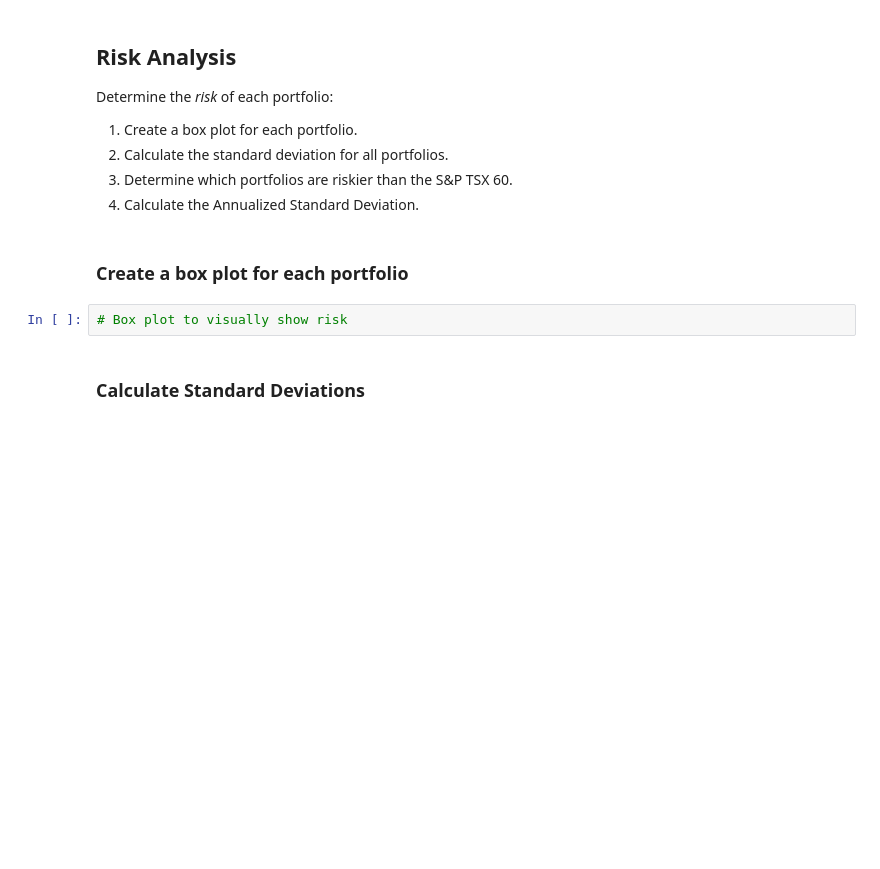
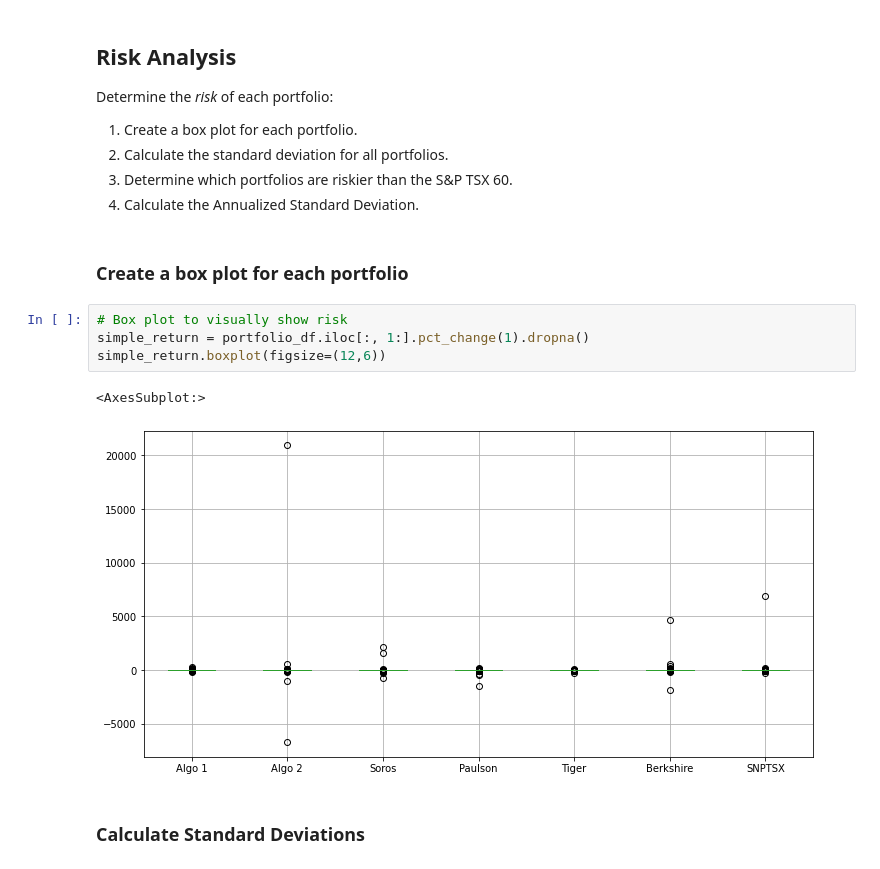
Before and after one commit to 2KAbhishek/whaleport, a Jupyter notebook: whaleport.ipynb, the cells around one changed output. Saved outputs shown, nothing was run; the diff lists cells and outputs as text; blank space fills up the shorter version.

```diff
--- a/whaleport.ipynb
+++ b/whaleport.ipynb
@@ -175,6 +175,11 @@ Determine the _risk_ of each portfolio:
 ### Create a box plot for each portfolio
 # %%
 # Box plot to visually show risk
+simple_return = portfolio_df.iloc[:, 1:].pct_change(1).dropna()
+simple_return.boxplot(figsize=(12,6))
+# %% [output]
+<AxesSubplot:>
+[figure, added]
 # %% [markdown]
 ### Calculate Standard Deviations
 # %%
```
Also changed, not shown: parts of 1 cell of this notebook.
